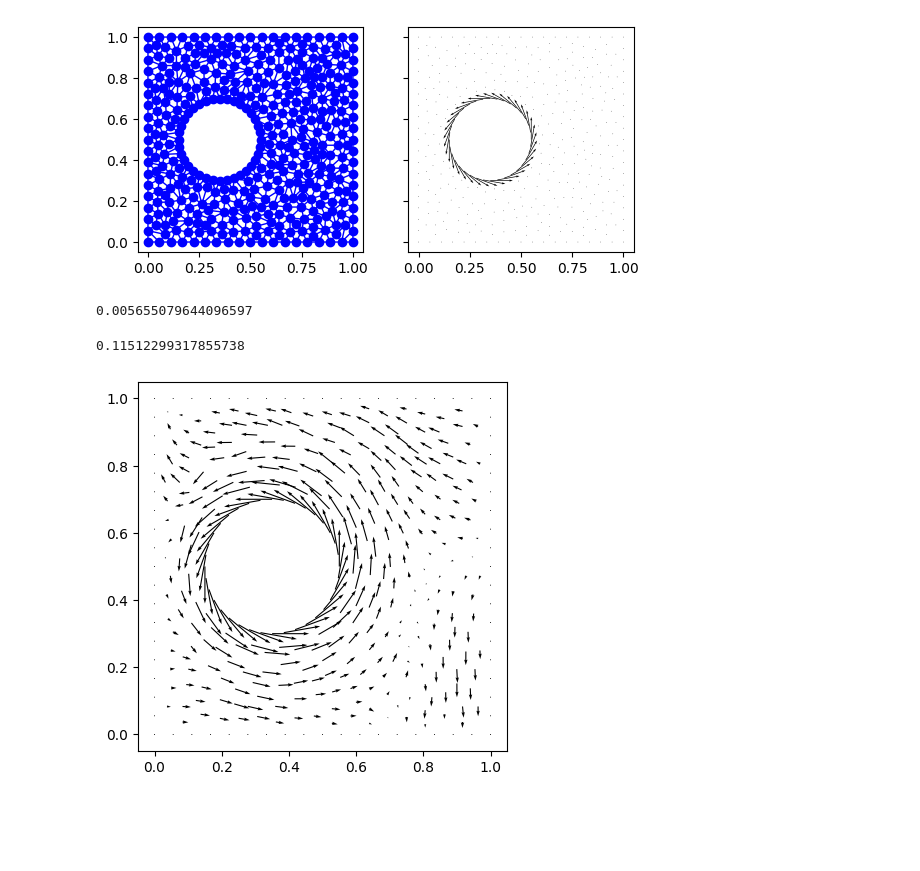
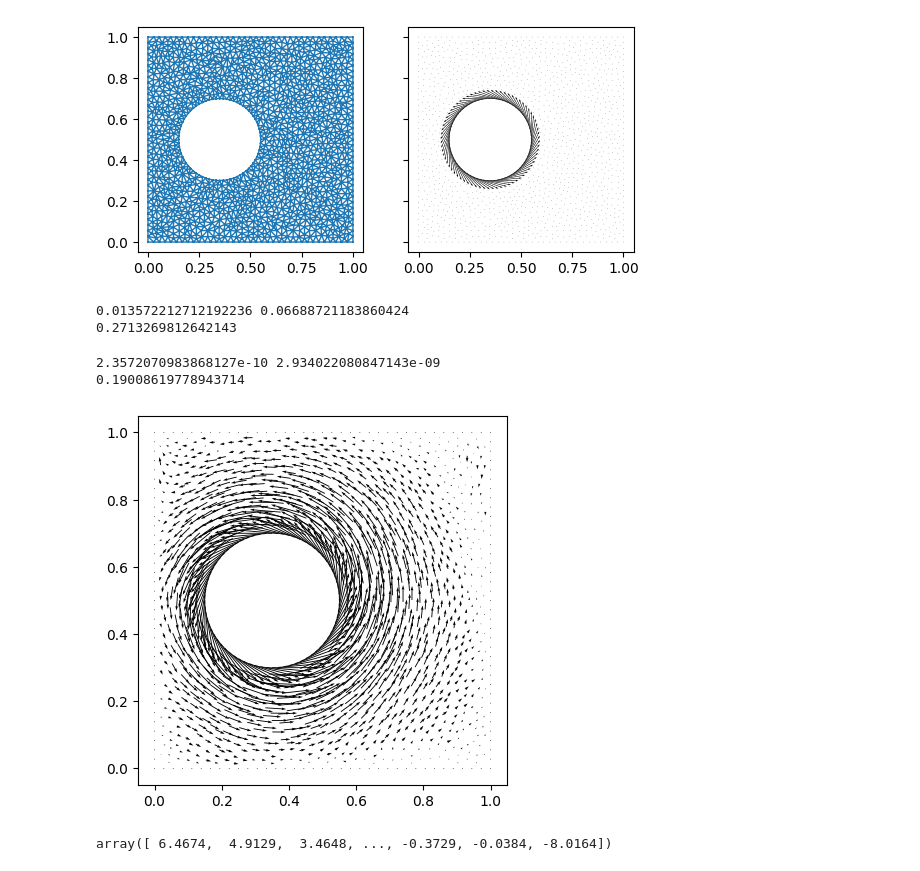
Before and after one commit to chetools/sparseLM, a Jupyter notebook: spareLM/navier_stokes.ipynb, the cells around one changed output. Drawn from its saved outputs; the diff is of its cells as text; code cells hidden in the pictures; blank space fills up the shorter version.

```diff
--- a/spareLM/navier_stokes.ipynb
+++ b/spareLM/navier_stokes.ipynb
@@ -12,7 +12,7 @@ from lm import LM
 import scipy as sp
 jnp.set_printoptions(precision=4,linewidth=120)
 # %%
-Nside=18
+Nside=36
 Nsquare=Nside*4
 v=np.linspace(0,1,Nside,endpoint=False)
 z=np.zeros(Nside)
@@ -21,9 +21,9 @@ square=np.c_[np.r_[v,o,1-v,z],np.r_[z,v,o,1-v]]
 square_seg = np.c_[np.arange(square.shape[0]-1),np.arange(1,square.shape[0])]
 square_seg = np.r_[square_seg,np.array([[square.shape[0]-1,0]])]
 
-Ncircle = 36
+Ncircle = 72
 r=0.2
-w=0.1
+w=0.5
 cx,cy=0.35,0.5
 theta = np.linspace(0, 2 * np.pi, Ncircle, endpoint=False)
 circle = np.stack([r*np.cos(theta)+cx, r*np.sin(theta)+cy], axis=1)
@@ -32,34 +32,34 @@ circle_seg = np.r_[circle_seg,np.array([[circle.shape[0]-1,0]])]
 circle_seg+=square.shape[0]
 # %%
 A = dict(vertices=np.r_[square,circle], segments=np.r_[square_seg,circle_seg], holes=[[cx, cy]])
-B = triangle.triangulate(A, 'qpa0.002D')
+B = triangle.triangulate(A, 'qpa0.0005D')
 # %%
 tr=B['triangles']
 verts = B['vertices']
 interior = np.where(np.ravel(B['vertex_markers'])==0)[0]
 Ninterior=interior.size
 Nverts = verts.shape[0]
 u=np.zeros(Nverts)
 u[:Nsquare]=0.
 u[Nsquare:Nsquare + Ncircle]=-r*w*np.sin(theta)
 u[Nsquare+Ncircle:]=0.
 
 v=np.zeros(Nverts)
 v[:Nsquare]=0.
 v[Nsquare:Nsquare + Ncircle]=r*w*np.cos(theta)
 v[Nsquare+Ncircle:]=0.
 
 p=jnp.zeros(Nverts)
 
 u=jnp.asarray(u)
 v=jnp.asarray(v)
 fig1, ax = plt.subplots(1,2, sharex=True, sharey=True)
 ax[0].set_aspect('equal')
-_=ax[0].triplot(verts[:,0],verts[:,1],'bo-',triangles=tr,lw=1)
+_=ax[0].triplot(verts[:,0],verts[:,1],'-',triangles=tr,lw=1)
 ax[1].set_aspect('equal')
-_=ax[1].quiver(verts[:,0],verts[:,1], u, v, scale=0.2)
+_=ax[1].quiver(verts[:,0],verts[:,1], u, v, scale=0.8)
 # %% [output]
-[figure, old version]
+[figure, new version]
 # %%
 def get_neighbors(i):
     return np.setdiff1d(np.unique(np.ravel(tr[np.where(tr==i)[0]])),i)
@@ -111,7 +111,7 @@ def get_coeffs(f):
     return lu_solve_vec((LUs, pivs), jnp.take(f,n5s)-f[:,None])
 # %%
 rho=1000.
-nu = 0.005
+nu = 1e-6
 
 @jax.jit
 def eqs(x, u=u, v=v, p=p):
@@ -133,17 +133,13 @@ res=LM(eqs, xguess, L=1000, rho_tol = 0.1, maxiter=200, xtol=1e-8, ftol=1e-10)
 usol=u.at[interior].set(res.x[:Ninterior])
 vsol=v.at[interior].set(res.x[Ninterior:2*Ninterior])
 psol=res.x[2*Ninterior:]
+print(np.mean(np.abs(res.f)),np.max(np.abs(res.f)))
+ua=get_coeffs(usol)
+va=get_coeffs(vsol)
+print(np.max(np.abs(ua[interior,2] + va[interior,3])))
+# %% [output]
+0.013572212712192236 0.06688721183860424
+0.2713269812642143
-# %%
-np.mean(np.abs(res.f))
-# %% [output]
-0.005655079644096597
-# %%
-
-ua=get_coeffs(usol)
-va=get_coeffs(vsol)
-np.max(np.abs(ua[interior,2] + va[interior,3]))
-# %% [output]
-0.11512299317855738
 # %%
 @jax.jit
 def eqs(x, u=u, v=v):
@@ -158,13 +154,25 @@ def eqs(x, u=u, v=v):
     return jnp.r_[ueqs, veqs]
 
 xguess=np.r_[u[interior], v[interior]]
+# xguess=np.r_[usol[interior], vsol[interior]]
 res=LM(eqs, xguess, L=1000, rho_tol = 0.1, maxiter=1000, xtol=1e-6, ftol=1e-10)
 usol=u.at[interior].set(res.x[:Ninterior])
 vsol=v.at[interior].set(res.x[Ninterior:2*Ninterior])
+print(np.mean(np.abs(res.f)),np.max(np.abs(res.f)))
+ua=get_coeffs(usol)
+va=get_coeffs(vsol)
+print(np.max(np.abs(ua[interior,2] + va[interior,3])))
+# %% [output]
+2.3572070983868127e-10 2.934022080847143e-09
+0.19008619778943714
 # %%
 
 fig1, ax = plt.subplots(1,1, sharex=True, sharey=True)
 ax.set_aspect('equal')
-_=ax.quiver(verts[:,0],verts[:,1], usol, vsol, scale=0.2)
+_=ax.quiver(verts[:,0],verts[:,1], usol, vsol, scale=0.8)
 # %% [output]
-[figure, old version]
+[figure, new version]
+# %%
+psol
+# %% [output]
+array([ 6.4674,  4.9129,  3.4648, ..., -0.3729, -0.0384, -8.0164])
```
